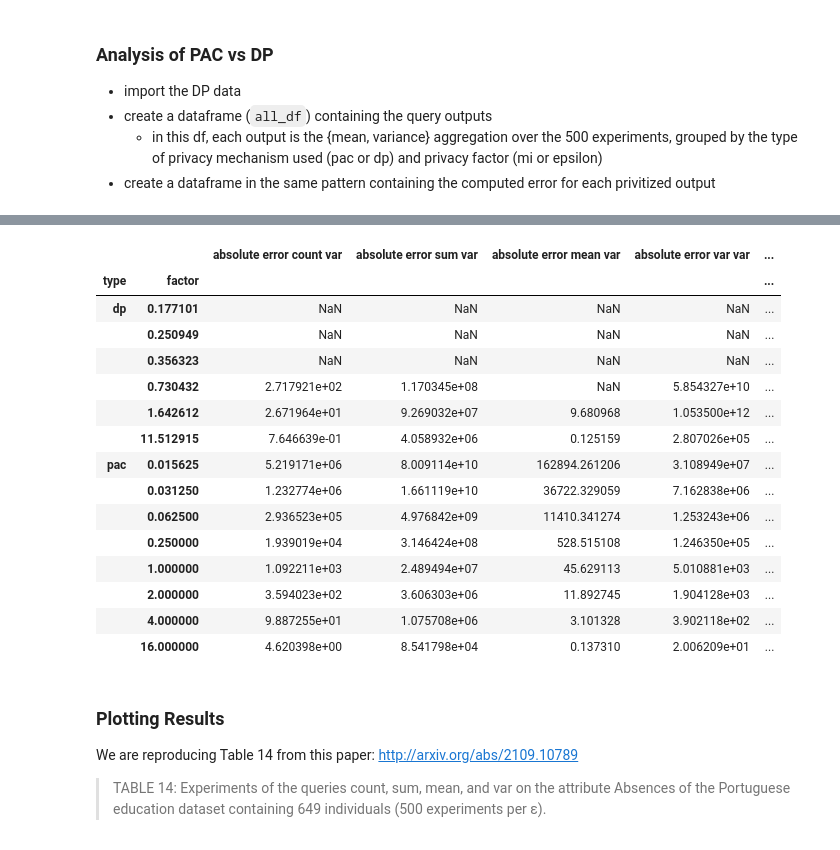
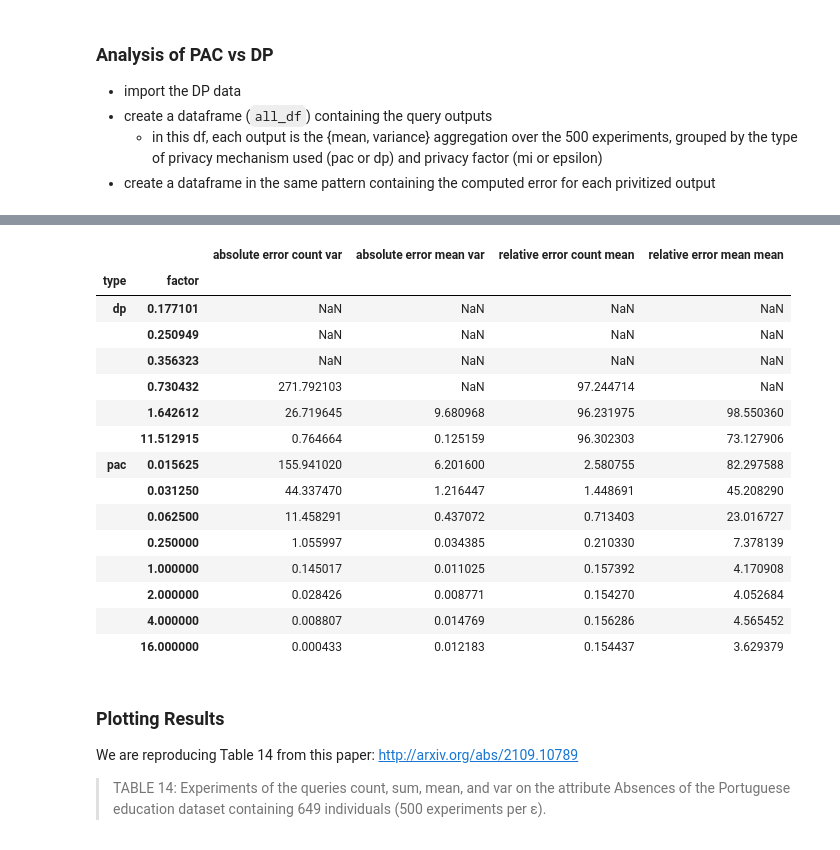
Before and after one commit to michaelnoguera/pacdb, a Jupyter notebook: pac-student_performance-sparkless.ipynb, the cells around one changed output, grey strips where cells are left out. Drawn from its saved outputs; the diff is of its cells as text; code cells hidden in the pictures.

Commit message:
Save results at end of meeting with Mayuri

```diff
--- a/pac-student_performance-sparkless.ipynb
+++ b/pac-student_performance-sparkless.ipynb
@@ -126,6 +157,9 @@ def updateDataFrame(vec: np.ndarray, df: DataFrame) -> DataFrame:
     noisy_output_df = df.copy()
     noisy_output_df.loc[0] = vec
     return noisy_output_df
+
+saved_pac_variables = []
+# (out_np[0], fin_var, sqrt_total_var, pac_noise, pac_noises_to_add, pac_release)
 
 def do_pac_and_release(out_np: List[np.ndarray],
                        max_mi: float = 1./4) -> np.ndarray:
@@ -146,6 +180,8 @@ def do_pac_and_release(out_np: List[np.ndarray],
     # Add noise element-wise to the outputs
     pac_release = out_np[0] + pac_noises_to_add
 
+    saved_pac_variables.append((out_np[0], fin_var, sqrt_total_var, pac_noise, pac_noises_to_add, pac_release))
+
     return pac_release
 
 # Update the DataFrame with the noisy output
@@ -155,7 +213,7 @@ To replicate the experiment that runs for epsilon=0.01, 0.1, 1, 10
 we use mi=1, 1/4, 1/16, 1/64, 1/256 in the hopes of encompassing a similar range.
 # %%
 MI_OPTIONS = [16., 4., 2., 1., 1/4, 1/16, 1/32, 1/64]
-EXPERIMENTS = 50
+EXPERIMENTS = 100
 
 if GENERATE:
     # df = pd.DataFrame([], columns=['mi', 'count', 'sum', 'mean', 'var'])
@@ -165,11 +223,12 @@ if GENERATE:
         for e in range(EXPERIMENTS):
             out_np = generate_samples()
             noisy_output = do_pac_and_release(out_np, mi)
+            # try x2 here ?
             experiment_results.append([mi, *noisy_output])
         with open(f'{OUTPUT_DIR}/experiment_results.pkl', 'wb') as f:
             pickle.dump(experiment_results, f)
 
-    df = pd.DataFrame(experiment_results, columns=['mi', 'count', 'sum', 'mean', 'var'])
+    df = pd.DataFrame(experiment_results, columns=['mi', 'count', 'mean'])
 
     # Save the new data to outputs/...
     df.to_parquet(f'{OUTPUT_DIR}/pac_results.parquet')
@@ -203,9 +286,10 @@ if GENERATE:
     errors_list = []
     for i, row in df.iterrows():
         mi = row['mi']
-        r = row[['count', 'sum', 'mean', 'var']].to_numpy()
+        r = row[['count', 'mean']].to_numpy()
+        r[0] *= 2 # todo gross
         errors_list.append([mi, *absolute_scaled_error(r, true_result), *relative_error_percent(r, true_result)])
-    pac_errors_df = pd.DataFrame(errors_list, columns=['mi', 'absolute error count', 'absolute error sum', 'absolute error mean', 'absolute error var', 'relative error count', 'relative error sum', 'relative error mean', 'relative error var'])
+    pac_errors_df = pd.DataFrame(errors_list, columns=['mi', 'absolute error count',  'absolute error mean',  'relative error count',  'relative error mean'])
     pac_errors_df.to_parquet(f"{OUTPUT_DIR}/pac_errors.parquet")  # overwrite saved
 else:
     pac_errors_df = pq.read_table(f"{OUTPUT_DIR}/pac_errors.parquet").to_pandas()
@@ -249,9 +333,9 @@ if GENERATE_DP:
     errors_list = []
     for i, row in dp_results_df.iterrows():
         eps = row['eps']
-        r = row[['count', 'sum', 'mean', 'var']].to_numpy()
+        r = row[['count', 'mean']].to_numpy()
         errors_list.append([eps, *absolute_scaled_error(r, true_result), *relative_error_percent(r, true_result)])
-    dp_errors_df = pd.DataFrame(errors_list, columns=['eps', 'absolute error count', 'absolute error sum', 'absolute error mean', 'absolute error var', 'relative error count', 'relative error sum', 'relative error mean', 'relative error var'])
+    dp_errors_df = pd.DataFrame(errors_list, columns=['eps', 'absolute error count', 'absolute error mean',  'relative error count', 'relative error mean'])
     dp_errors_df.to_parquet(f"outputs/dp_errors.parquet")  # overwrite saved
 else:
     dp_errors_df = pq.read_table(f"outputs/dp_errors.parquet").to_pandas()
@@ -300,32 +384,33 @@ all_df
 # %%
 ### Make another merged df for the errors
 errors_df = pd.concat([  # we will call mi and epsilon the "factor" so that the schemas match
     dp_errors_df.assign(type='dp').rename(columns={'eps': 'factor'}),
     pac_errors_df.assign(type='pac').rename(columns={'mi': 'factor'})
 ])
 errors_df = errors_df.groupby(['type', 'factor']).agg(['mean', 'var'])
 # drop absolute * mean and relative * var columns from level 1
-errors_df = errors_df.drop(columns=[('absolute error count', 'mean'), ('absolute error sum', 'mean'), ('absolute error mean', 'mean'), ('absolute error var', 'mean'), ('relative error count', 'var'), ('relative error sum', 'var'), ('relative error mean', 'var'), ('relative error var', 'var')])
+errors_df = errors_df.drop(columns=[('absolute error count', 'mean'), ('absolute error mean', 'mean'), ('relative error count', 'var'), ('relative error mean', 'var')])
 errors_df.columns = [' '.join(col).strip() for col in errors_df.columns.values]  # flatten the columns
+
 errors_df.to_parquet(f"{OUTPUT_DIR}/all_errors.parquet")
 errors_df
 # %% [output]
-|  |  | absolute error count var | absolute error sum var | absolute error mean var | absolute error var var | ... |
-| type | factor |  |  |  |  | ... |
-| dp | 0.177101 | NaN | NaN | NaN | NaN | ... |
-|  | 0.250949 | NaN | NaN | NaN | NaN | ... |
-|  | 0.356323 | NaN | NaN | NaN | NaN | ... |
-|  | 0.730432 | 2.717921e+02 | 1.170345e+08 | NaN | 5.854327e+10 | ... |
-|  | 1.642612 | 2.671964e+01 | 9.269032e+07 | 9.680968 | 1.053500e+12 | ... |
-|  | 11.512915 | 7.646639e-01 | 4.058932e+06 | 0.125159 | 2.807026e+05 | ... |
-| pac | 0.015625 | 5.219171e+06 | 8.009114e+10 | 162894.261206 | 3.108949e+07 | ... |
-|  | 0.031250 | 1.232774e+06 | 1.661119e+10 | 36722.329059 | 7.162838e+06 | ... |
-|  | 0.062500 | 2.936523e+05 | 4.976842e+09 | 11410.341274 | 1.253243e+06 | ... |
-|  | 0.250000 | 1.939019e+04 | 3.146424e+08 | 528.515108 | 1.246350e+05 | ... |
-|  | 1.000000 | 1.092211e+03 | 2.489494e+07 | 45.629113 | 5.010881e+03 | ... |
-|  | 2.000000 | 3.594023e+02 | 3.606303e+06 | 11.892745 | 1.904128e+03 | ... |
-|  | 4.000000 | 9.887255e+01 | 1.075708e+06 | 3.101328 | 3.902118e+02 | ... |
-|  | 16.000000 | 4.620398e+00 | 8.541798e+04 | 0.137310 | 2.006209e+01 | ... |
+|  |  | absolute error count var | absolute error mean var | relative error count mean | relative error mean mean |
+| type | factor |  |  |  |  |
+| dp | 0.177101 | NaN | NaN | NaN | NaN |
+|  | 0.250949 | NaN | NaN | NaN | NaN |
+|  | 0.356323 | NaN | NaN | NaN | NaN |
+|  | 0.730432 | 271.792103 | NaN | 97.244714 | NaN |
+|  | 1.642612 | 26.719645 | 9.680968 | 96.231975 | 98.550360 |
+|  | 11.512915 | 0.764664 | 0.125159 | 96.302303 | 73.127906 |
+| pac | 0.015625 | 155.941020 | 6.201600 | 2.580755 | 82.297588 |
+|  | 0.031250 | 44.337470 | 1.216447 | 1.448691 | 45.208290 |
+|  | 0.062500 | 11.458291 | 0.437072 | 0.713403 | 23.016727 |
+|  | 0.250000 | 1.055997 | 0.034385 | 0.210330 | 7.378139 |
+|  | 1.000000 | 0.145017 | 0.011025 | 0.157392 | 4.170908 |
+|  | 2.000000 | 0.028426 | 0.008771 | 0.154270 | 4.052684 |
+|  | 4.000000 | 0.008807 | 0.014769 | 0.156286 | 4.565452 |
+|  | 16.000000 | 0.000433 | 0.012183 | 0.154437 | 3.629379 |
 # %%
 #abs_error = errors_df.groupby('mi').mean()[['absolute error count', 'absolute error sum', 'absolute error mean', 'absolute error var']]
 #rel_error = errors_df.groupby('mi').mean()[['relative error count', 'relative error sum', 'relative error mean', 'relative error var']]
```
Also changed, not shown: parts of 29 cells of this notebook, 13 other files.
